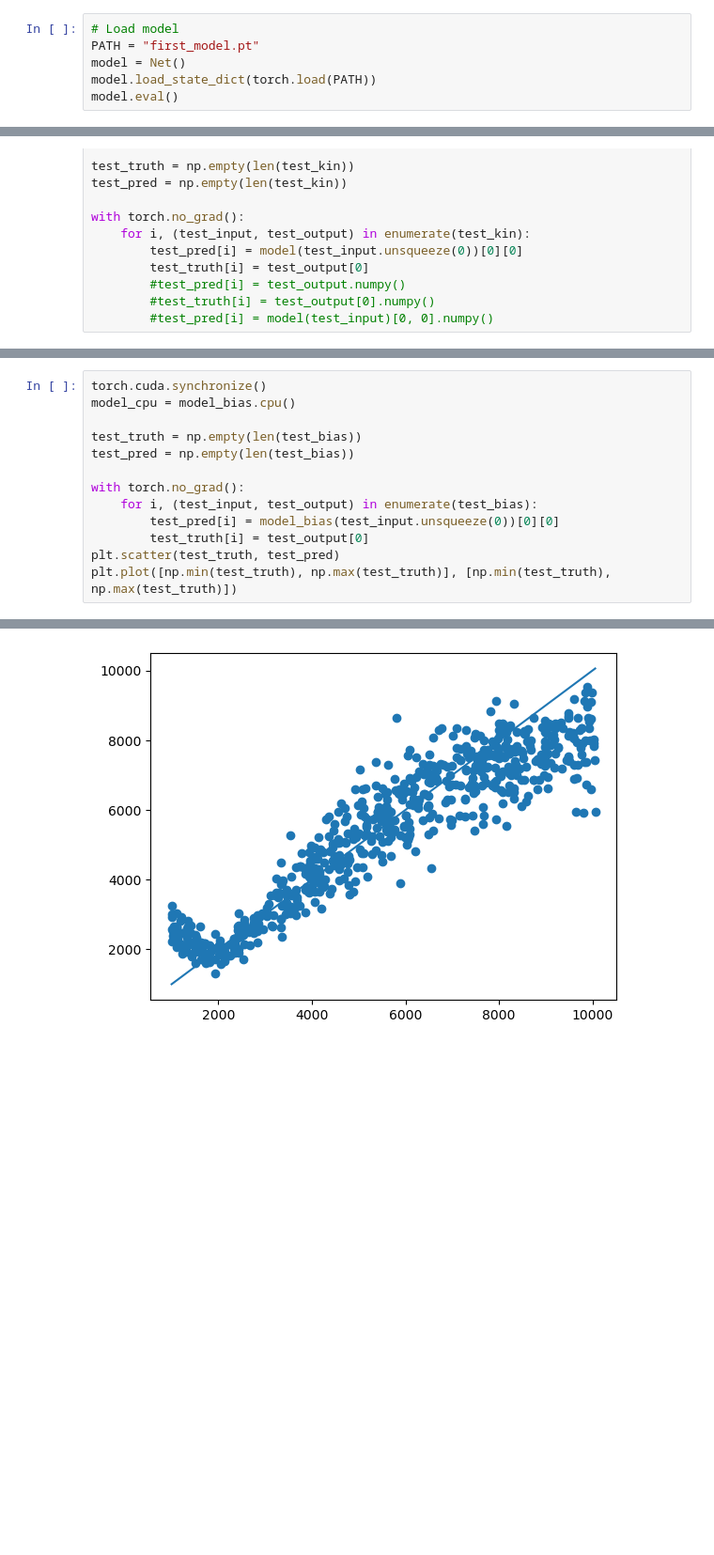
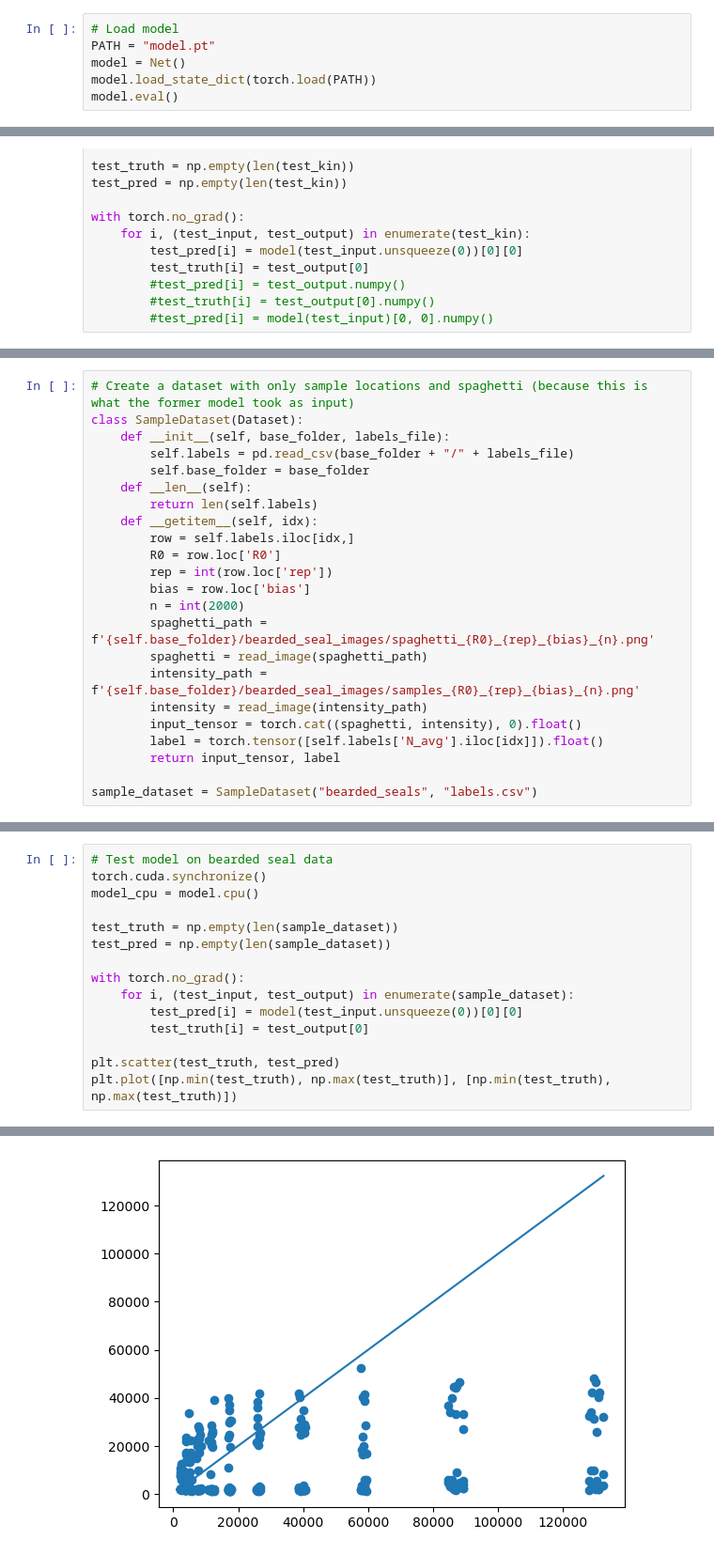
Before and after one commit to giliapatterson/spatial_ckmr, a Jupyter notebook: replicate_conn/bearded_seal_network.ipynb, the cells around one changed output, grey strips where cells are left out. Shown at 94% size. Drawn from its saved outputs; the diff is of its cells as text; blank space fills up the shorter version.

Commit message:
First pass for training on network on bearded seal data

```diff
--- a/replicate_conn/bearded_seal_network.ipynb
+++ b/replicate_conn/bearded_seal_network.ipynb
@@ -244,7 +236,7 @@ PATH = "first_model.pt"
 torch.save(model.state_dict(), PATH)
 # %%
 # Load model
-PATH = "first_model.pt"
+PATH = "model.pt"
 model = Net()
 model.load_state_dict(torch.load(PATH))
 model.eval()
@@ -381,0 +290,23 @@ Net(
+# %%
+# Create a dataset with only sample locations and spaghetti (because this is what the former model took as input)
+class SampleDataset(Dataset):
+    def __init__(self, base_folder, labels_file):
+        self.labels = pd.read_csv(base_folder + "/" + labels_file)
+        self.base_folder = base_folder
+    def __len__(self):
+        return len(self.labels)
+    def __getitem__(self, idx):
+        row = self.labels.iloc[idx,]
+        R0 = row.loc['R0']
+        rep = int(row.loc['rep'])
+        bias = row.loc['bias']
+        n = int(2000)
+        spaghetti_path = f'{self.base_folder}/bearded_seal_images/spaghetti_{R0}_{rep}_{bias}_{n}.png'
+        spaghetti = read_image(spaghetti_path)
+        intensity_path = f'{self.base_folder}/bearded_seal_images/samples_{R0}_{rep}_{bias}_{n}.png'
+        intensity = read_image(intensity_path)
+        input_tensor = torch.cat((spaghetti, intensity), 0).float()
+        label = torch.tensor([self.labels['N_avg'].iloc[idx]]).float()
+        return input_tensor, label
+
+sample_dataset = SampleDataset("bearded_seals", "labels.csv")
@@ -382,16 +361,18 @@ Net(
 # %%
+# Test model on bearded seal data
 torch.cuda.synchronize()
-model_cpu = model_bias.cpu()
+model_cpu = model.cpu()
 
-test_truth = np.empty(len(test_bias))
-test_pred = np.empty(len(test_bias))
+test_truth = np.empty(len(sample_dataset))
+test_pred = np.empty(len(sample_dataset))
 
 with torch.no_grad():
-    for i, (test_input, test_output) in enumerate(test_bias):
-        test_pred[i] = model_bias(test_input.unsqueeze(0))[0][0]
+    for i, (test_input, test_output) in enumerate(sample_dataset):
+        test_pred[i] = model(test_input.unsqueeze(0))[0][0]
         test_truth[i] = test_output[0]
+
 plt.scatter(test_truth, test_pred)
 plt.plot([np.min(test_truth), np.max(test_truth)], [np.min(test_truth), np.max(test_truth)])
 # %% [output]
 [<matplotlib.lines.Line2D at 0x...>]
-[figure, old version]
+[figure, new version]
```
Also changed, not shown: parts of 35 cells of this notebook, 1 other file.
